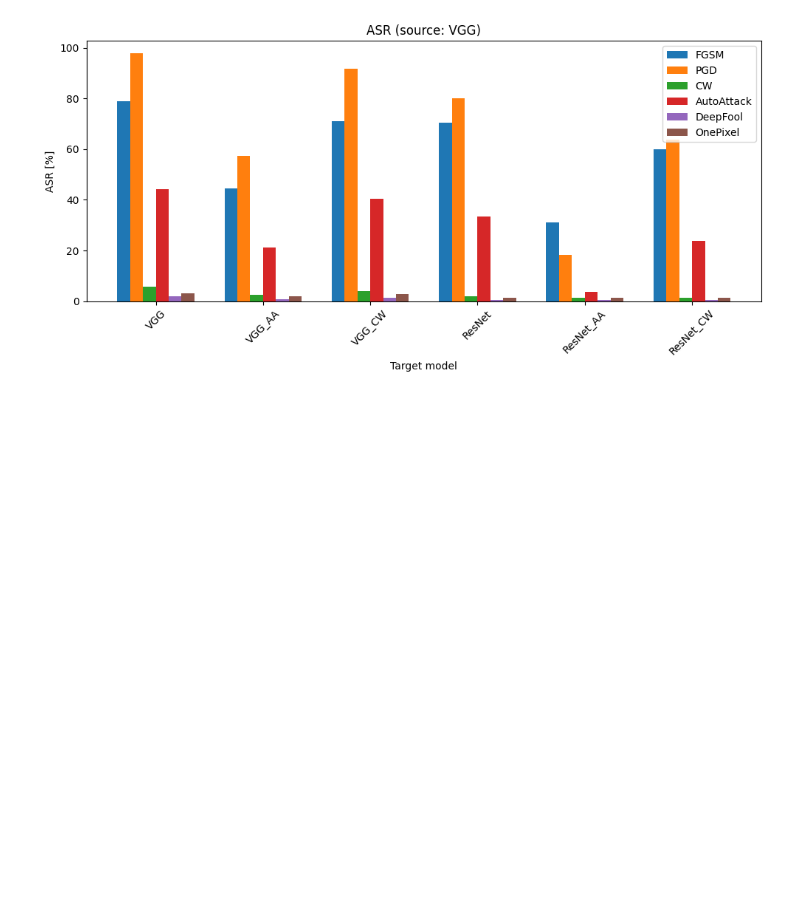
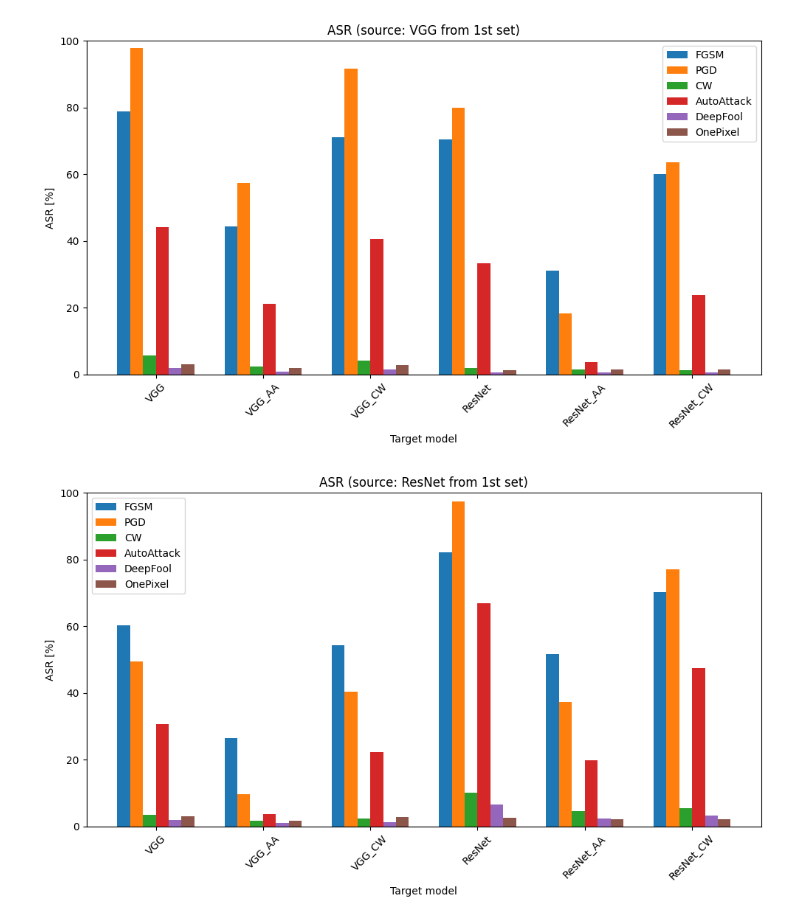
Before and after one commit to Gosiuniunia/uczenie-glebokie, a Jupyter notebook: plots.ipynb, the cells around one changed output. Cells and saved outputs as stored; diff of their text form; code cells hidden in the pictures; blank space fills up the shorter version.

Commit message:
plots

```diff
--- a/plots.ipynb
+++ b/plots.ipynb
@@ -7,6 +35,11 @@ import numpy as np
 # %%
 # load results from a file
 filepath = "metrics/metrics.csv"
+filepath_ssim = "metrics/ssim_results.csv"
+filepath_new = "metrics/new_metrics.csv"
+
 df = pd.read_csv(filepath)
-df.head()
+df_new = pd.read_csv(filepath_new)
+df_ssim = pd.read_csv(filepath_ssim)
+df_ssim
 # %% [output]
@@ -56,27 +106,38 @@ plt.show()
 # %%
-source_model = "VGG"
-subset = df[df["source"] == source_model]
+# bar plot of ASR for different attacks and target models for a fixed source model
 
-targets = subset["target"].unique()
-attacks = subset["attack"].unique()
+def bar_asr_plot(df, source_model, set):
+    subset = df[df["source"] == source_model]
 
-bar_width = 0.12
-x = np.arange(len(targets))
+    targets = subset["target"].unique()
+    attacks = subset["attack"].unique()
 
-plt.figure(figsize=(10, 5))
+    v_min = 0
+    v_max = 100
 
-for i, attack in enumerate(attacks):
-    attack_data = subset[subset["attack"] == attack]
-    attack_data = attack_data.set_index("target").reindex(targets)
-    plt.bar(x + i*bar_width, attack_data["asr"], width=bar_width, label=attack)
+    bar_width = 0.12
+    x = np.arange(len(targets))
 
-plt.xlabel("Target model")
-plt.ylabel("ASR [%]")
-plt.title(f"ASR (source: {source_model})")
-plt.xticks(x + bar_width*(len(attacks)/2-0.5), targets, rotation=45)
-# plt.ylim(88, 92)
-plt.legend()
-plt.tight_layout()
-plt.show()
+    plt.figure(figsize=(10, 6))
+
+    for i, attack in enumerate(attacks):
+        attack_data = subset[subset["attack"] == attack]
+        attack_data = attack_data.set_index("target").reindex(targets)
+        plt.bar(x + i*bar_width, attack_data["asr"], width=bar_width, label=attack)
+
+    plt.xlabel("Target model")
+    plt.ylabel("ASR [%]")
+    plt.title(f"ASR (source: {source_model} from {set} set)")
+    plt.xticks(x + bar_width*(len(attacks)/2-0.5), targets, rotation=45)
+    plt.ylim(v_min, v_max)
+    plt.legend()
+    plt.tight_layout()
+    plt.show()
+
+bar_asr_plot(df, "VGG", "1st")
+bar_asr_plot(df, "ResNet", "1st")
+bar_asr_plot(df_new, "VGG", "2nd")
+bar_asr_plot(df_new, "ResNet", "2nd")
 # %% [output]
-[figure, old version]
+[figure, new version]
+[figure, added]
```
Also changed, not shown: parts of 13 cells of this notebook.
